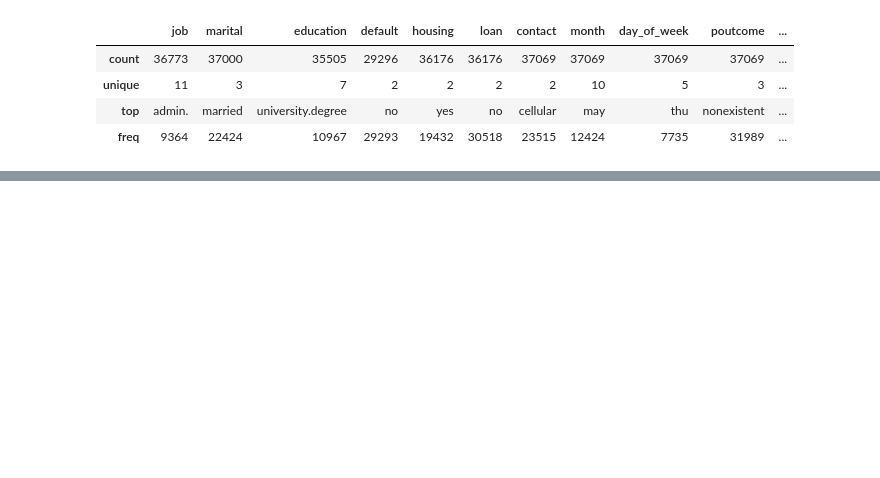
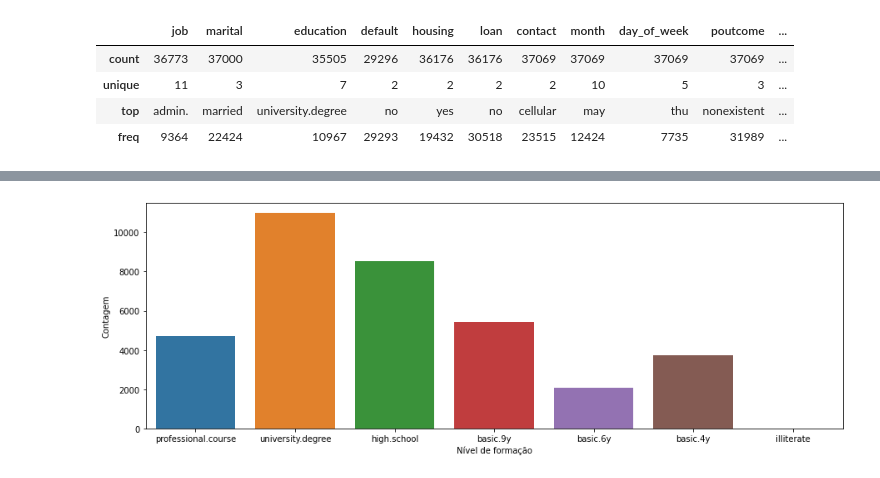
Before and after one commit to andreadavi/ciencia_de_dados, a Jupyter notebook: Introdução_Ciencia_de_dados.ipynb, the cells around one changed output, grey strips where cells are left out. Saved outputs shown, nothing was run; the diff lists cells and outputs as text; code cells hidden in the pictures; blank space fills up the shorter version.

```diff
--- a/Introdução_Ciencia_de_dados.ipynb
+++ b/Introdução_Ciencia_de_dados.ipynb
@@ -91,0 +97,9 @@ sns.countplot(data=df, x='y', hue='marital')
+# %%
+#COUNTPLOT É BOM PARA DADOS CATEGÓRICOS (NÃO NUMÉRICOS)
+plt.figure(figsize=(15,5)) #dimensiona um tamanho maior, sem isso as informações ficam sobrepostas
+sns.countplot(data=df, x='education') #seleciona no dataframe (objeto df) de acordo com a categoria educação
+plt.ylabel('Contagem') #nome do eixo das ordenadas
+plt.xlabel('Nível de formação') #nome do eixo das abs
+plt.show() #exibe a figura
+# %% [output]
+[figure, added]
```
Also changed, not shown: parts of 5 cells of this notebook.
